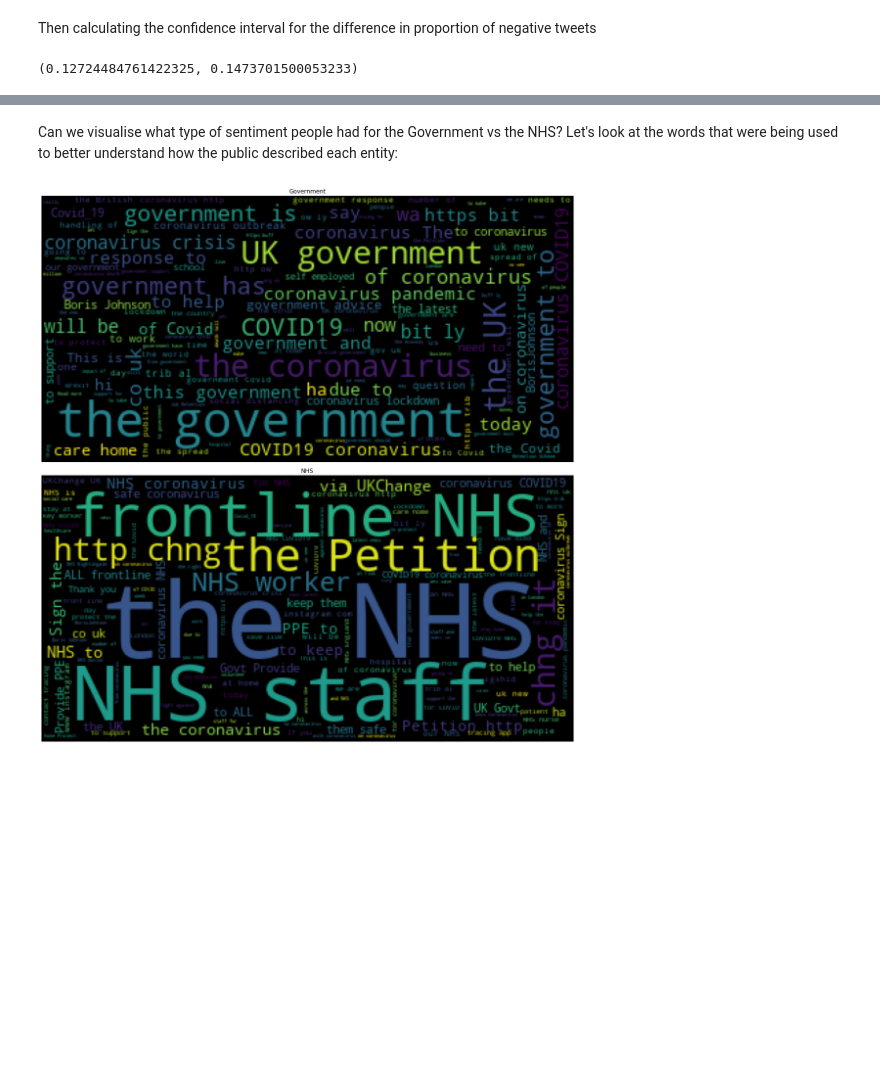
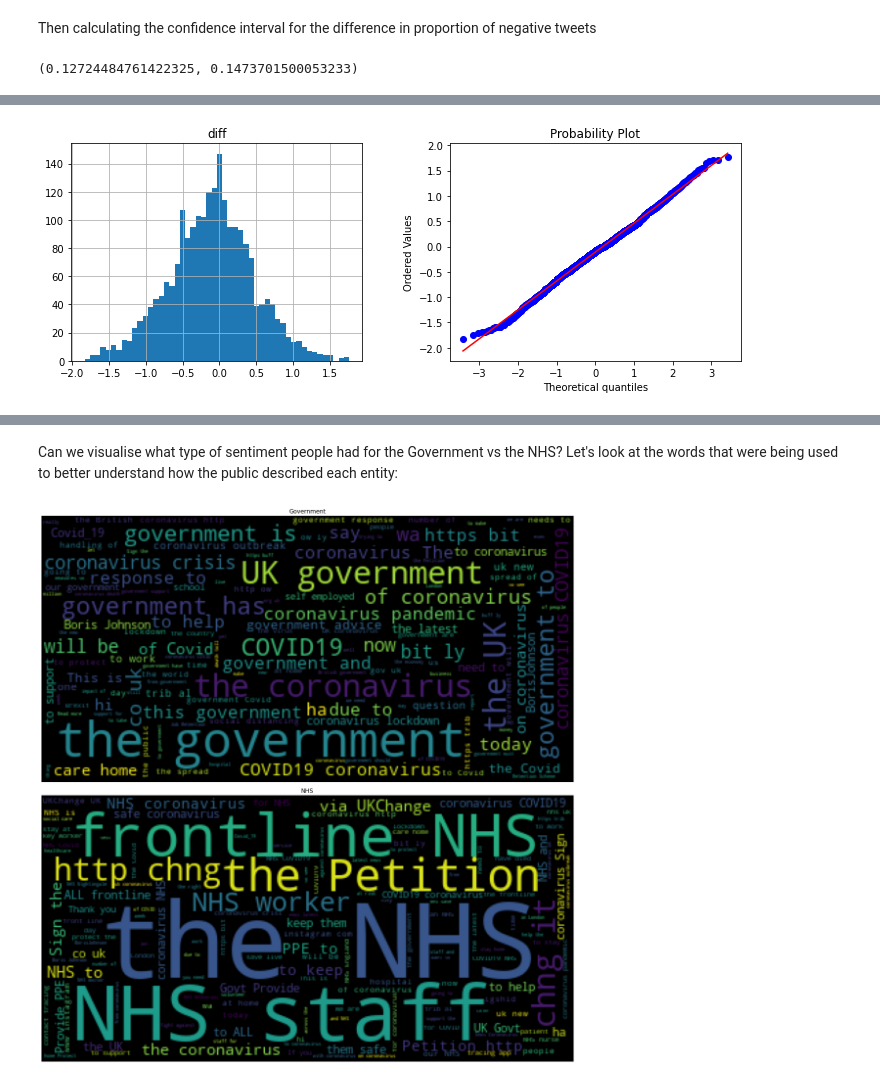
Before and after one commit to noahberhe/COVID-19, a Jupyter notebook: COVID-19 Anxiety Monitor.ipynb, the cells around one changed output, grey strips where cells are left out. Cells and saved outputs as stored; diff of their text form; code cells hidden in the pictures; blank space fills up the shorter version.

Commit message:
more stats

```diff
--- a/COVID-19 Anxiety Monitor.ipynb
+++ b/COVID-19 Anxiety Monitor.ipynb
@@ -612,0 +756,3 @@ We can also say with 95% confidence that tweets re. Government had a higher prop
+# %%
+crosstab = pd.crosstab(tweets.username, tweets.topical_orgs, tweets.compound, aggfunc='mean').dropna()
+crosstab.head()
@@ -612,0 +769,3 @@ We can also say with 95% confidence that tweets re. Government had a higher prop
+# %%
+crosstab['diff'] = crosstab.apply(lambda x: x['government']-x['nhs'], axis=1)
+crosstab.head()
@@ -612,0 +780,7 @@ We can also say with 95% confidence that tweets re. Government had a higher prop
+# %%
+fig, ax = plt.subplots(ncols=2, figsize=(12,4))
+crosstab.hist('diff', bins=50, ax=ax[0])
+stats.probplot(crosstab['diff'], plot=pylab)
+pylab.show();
+# %% [output]
+[figure, added]
```
Also changed, not shown: parts of 52 cells of this notebook, 4 other files.
